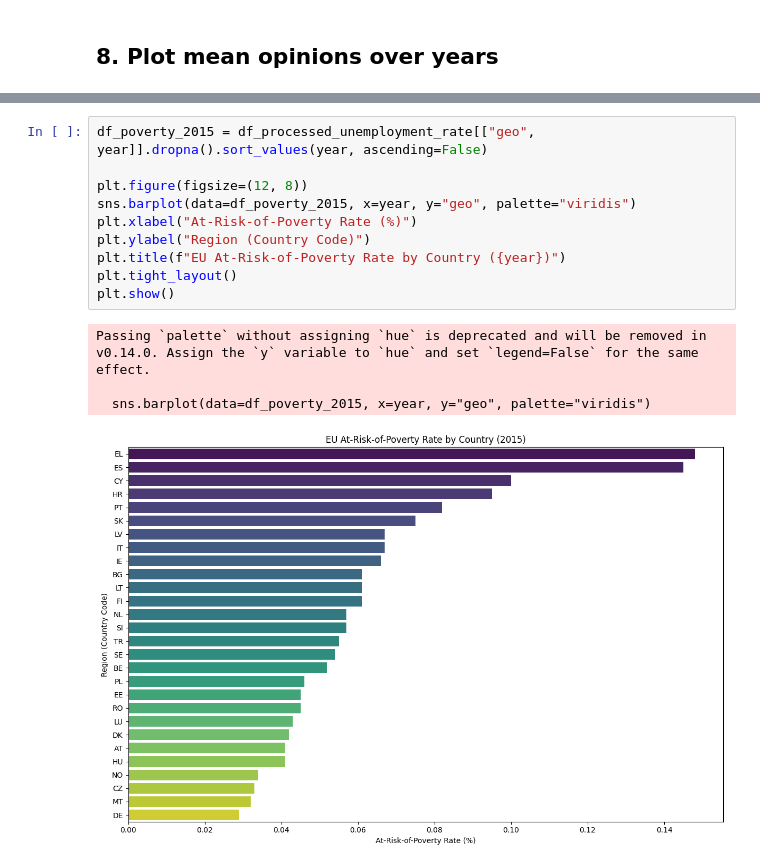
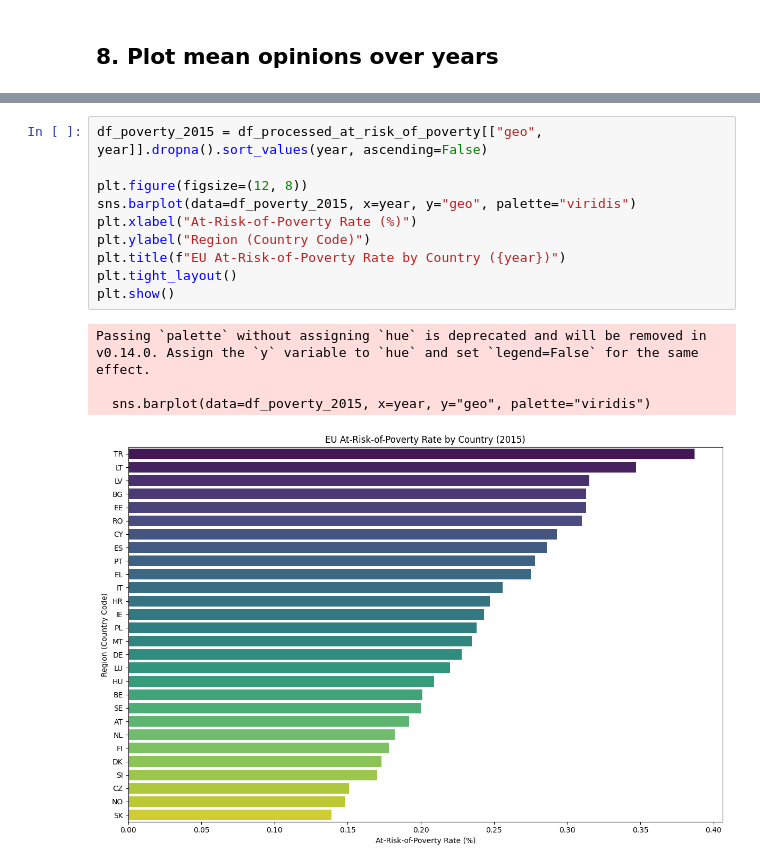
Before and after one commit to tinasophie15/CMSS_Project_Group_15, a Jupyter notebook: src/cmss_group_15.ipynb, the cells around one changed output, grey strips where cells are left out. Drawn from its saved outputs; the diff is of its cells as text.

Commit message:
Fixed issue with poverty rate calculation and with visualisation of poverty rates

```diff
--- a/src/cmss_group_15.ipynb
+++ b/src/cmss_group_15.ipynb
@@ -565,15 +560,15 @@ plt.show()
 # %%
-df_poverty_2015 = df_processed_unemployment_rate[["geo", year]].dropna().sort_values(year, ascending=False)
+df_poverty_2015 = df_processed_at_risk_of_poverty[["geo", year]].dropna().sort_values(year, ascending=False)
 
 plt.figure(figsize=(12, 8))
 sns.barplot(data=df_poverty_2015, x=year, y="geo", palette="viridis")
 plt.xlabel("At-Risk-of-Poverty Rate (%)")
 plt.ylabel("Region (Country Code)")
 plt.title(f"EU At-Risk-of-Poverty Rate by Country ({year})")
 plt.tight_layout()
 plt.show()
 # %% [output]
 Passing `palette` without assigning `hue` is deprecated and will be removed in v0.14.0. Assign the `y` variable to `hue` and set `legend=False` for the same effect.
 
   sns.barplot(data=df_poverty_2015, x=year, y="geo", palette="viridis")
-[figure, old version]
+[figure, new version]
```
Also changed, not shown: parts of 12 cells of this notebook, 5 other files.
